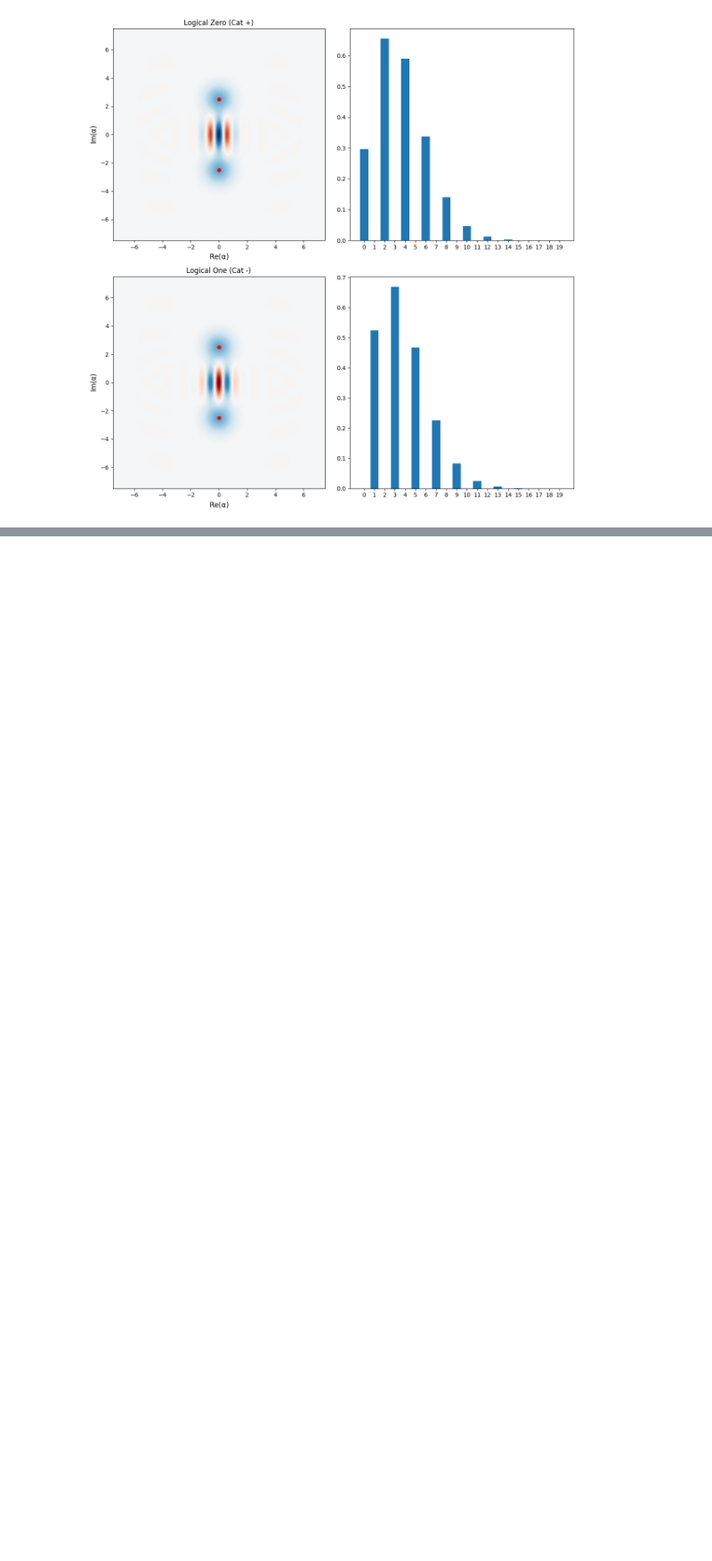
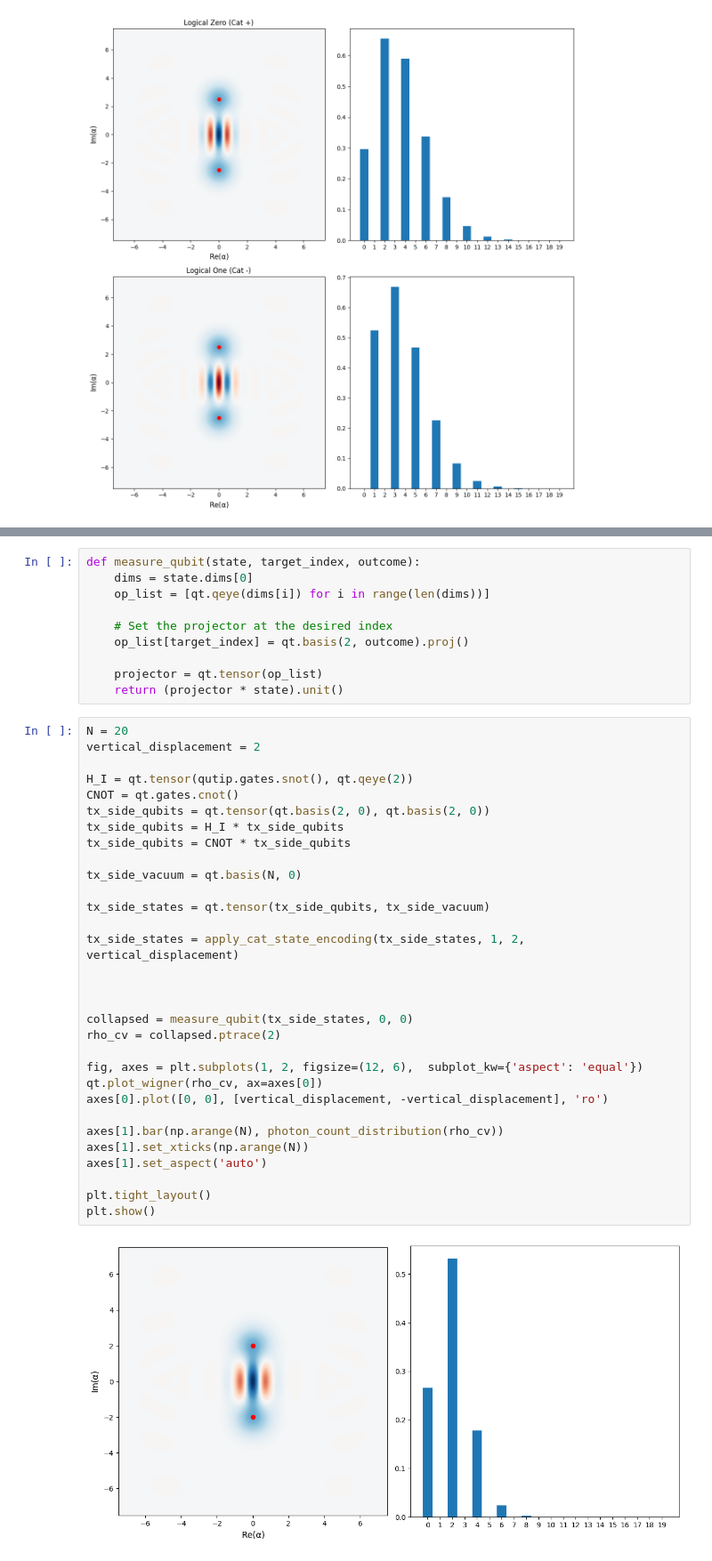
Before and after one commit to riccardodibella/quantum-workspace, a Jupyter notebook: qutip/cv_channel_pipeline.ipynb, the cells around one changed output, grey strips where cells are left out. Shown at 89% size. Cells and saved outputs as stored; diff of their text form; blank space fills up the shorter version.

Commit message:
full cat state channel simulation

```diff
--- a/qutip/cv_channel_pipeline.ipynb
+++ b/qutip/cv_channel_pipeline.ipynb
@@ -227,0 +264,43 @@ plt.show()
+# %%
+def measure_qubit(state, target_index, outcome):
+    dims = state.dims[0]
+    op_list = [qt.qeye(dims[i]) for i in range(len(dims))]
+
+    # Set the projector at the desired index
+    op_list[target_index] = qt.basis(2, outcome).proj()
+
+    projector = qt.tensor(op_list)
+    return (projector * state).unit()
+# %%
+N = 20
+vertical_displacement = 2
+
+H_I = qt.tensor(qutip.gates.snot(), qt.qeye(2))
+CNOT = qt.gates.cnot()
+tx_side_qubits = qt.tensor(qt.basis(2, 0), qt.basis(2, 0))
+tx_side_qubits = H_I * tx_side_qubits
+tx_side_qubits = CNOT * tx_side_qubits
+
+tx_side_vacuum = qt.basis(N, 0)
+
+tx_side_states = qt.tensor(tx_side_qubits, tx_side_vacuum)
+
+tx_side_states = apply_cat_state_encoding(tx_side_states, 1, 2, vertical_displacement)
+
+
+
+collapsed = measure_qubit(tx_side_states, 0, 0)
+rho_cv = collapsed.ptrace(2)
+
+fig, axes = plt.subplots(1, 2, figsize=(12, 6),  subplot_kw={'aspect': 'equal'})
+qt.plot_wigner(rho_cv, ax=axes[0])
+axes[0].plot([0, 0], [vertical_displacement, -vertical_displacement], 'ro')
+
+axes[1].bar(np.arange(N), photon_count_distribution(rho_cv))
+axes[1].set_xticks(np.arange(N))
+axes[1].set_aspect('auto')
+
+plt.tight_layout()
+plt.show()
+# %% [output]
+[figure, added]
```
Also changed, not shown: parts of 6 cells of this notebook.
